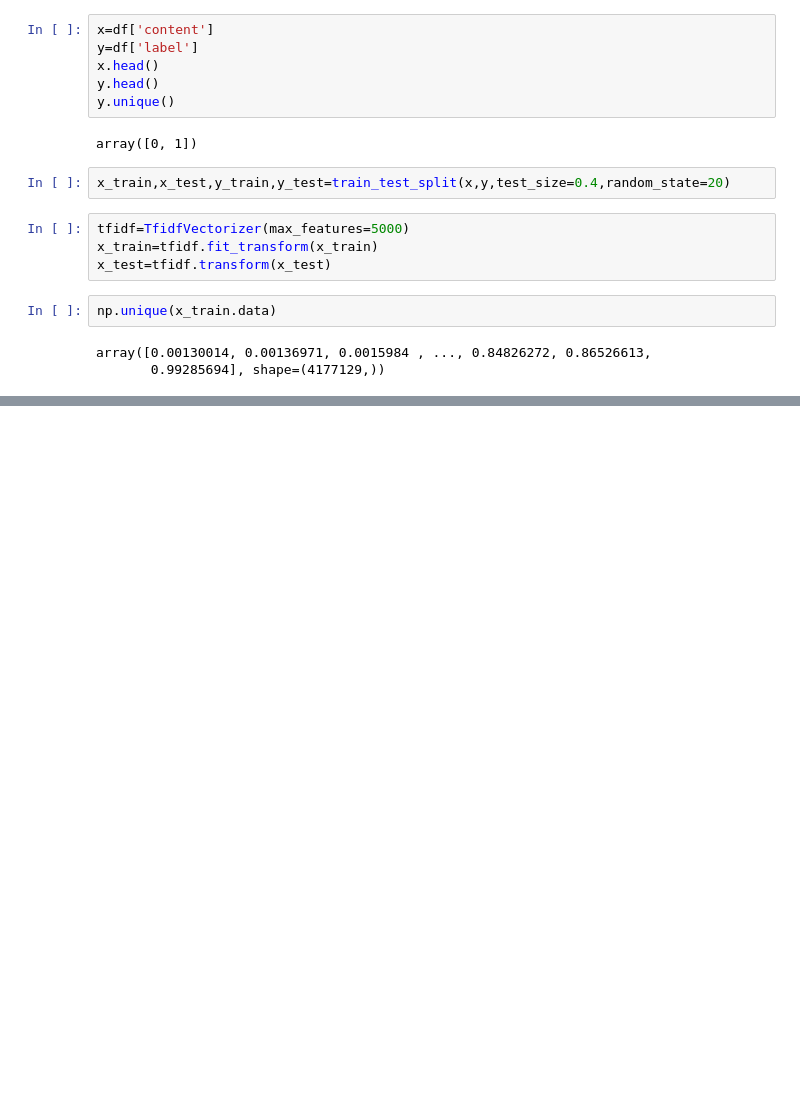
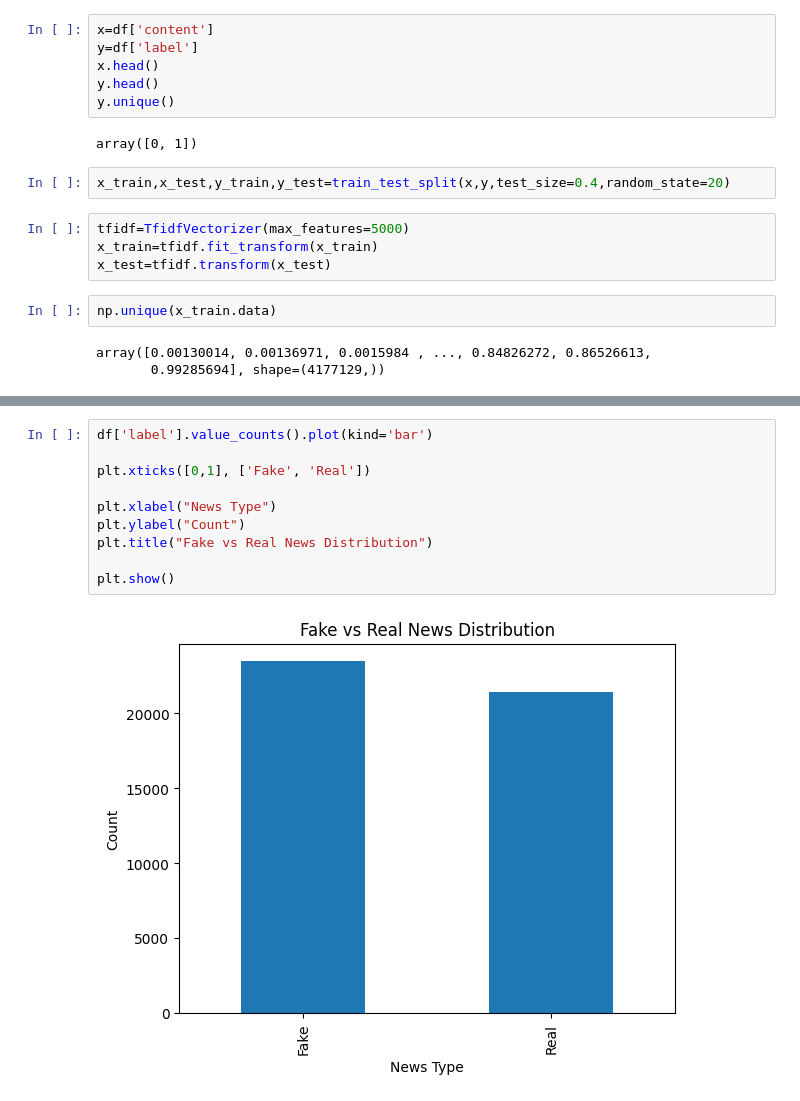
Before and after one commit to Bhuwan-24/Fake-News-Dection, a Jupyter notebook: code.ipynb, the cells around one changed output, grey strips where cells are left out. Drawn from its saved outputs; the diff is of its cells as text; blank space fills up the shorter version.

```diff
--- a/code.ipynb
+++ b/code.ipynb
@@ -67,0 +111,12 @@ array([0.00130014, 0.00136971, 0.0015984 , ..., 0.84826272, 0.86526613,
+# %%
+df['label'].value_counts().plot(kind='bar')
+
+plt.xticks([0,1], ['Fake', 'Real'])
+
+plt.xlabel("News Type")
+plt.ylabel("Count")
+plt.title("Fake vs Real News Distribution")
+
+plt.show()
+# %% [output]
+[figure, added]
```
Also changed, not shown: parts of 6 cells of this notebook.
